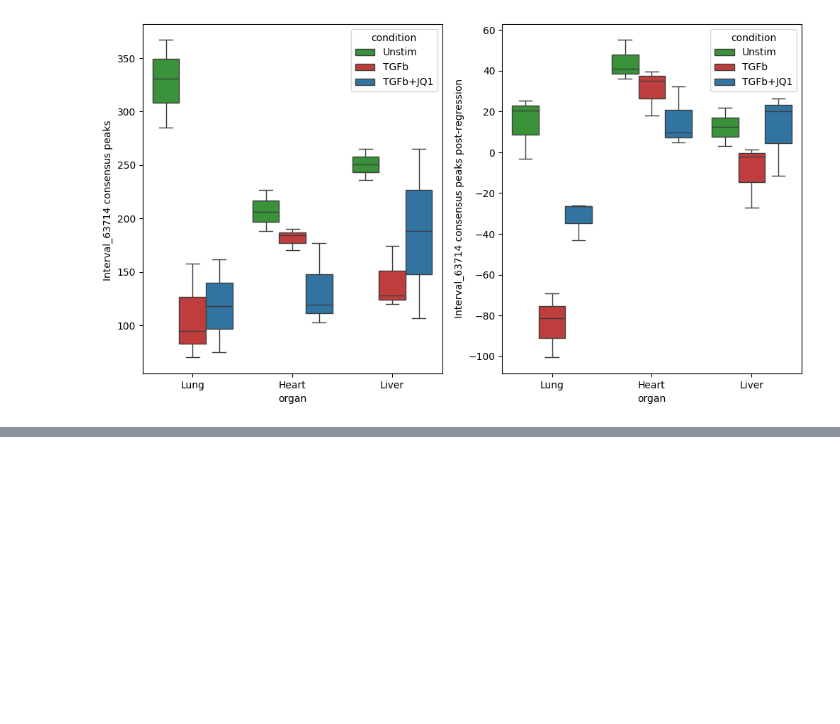
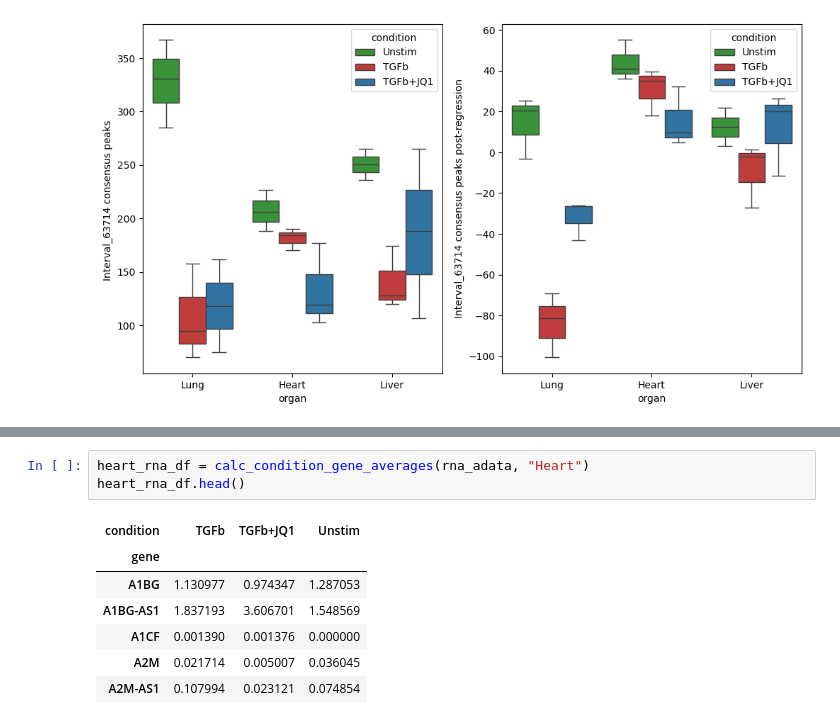
Before and after one commit to pawelab/OrganConditionalFibrosis, a Jupyter notebook: find_genes_peaks.ipynb, the cells around one changed output, grey strips where cells are left out. Drawn from its saved outputs; the diff is of its cells as text; blank space fills up the shorter version.

```diff
--- a/find_genes_peaks.ipynb
+++ b/find_genes_peaks.ipynb
@@ -133,0 +177,11 @@ plt.show()
+# %%
+heart_rna_df = calc_condition_gene_averages(rna_adata, "Heart")
+heart_rna_df.head()
+# %% [output]
+| condition | TGFb | TGFb+JQ1 | Unstim |
+| gene |  |  |  |
+| A1BG | 1.130977 | 0.974347 | 1.287053 |
+| A1BG-AS1 | 1.837193 | 3.606701 | 1.548569 |
+| A1CF | 0.001390 | 0.001376 | 0.000000 |
+| A2M | 0.021714 | 0.005007 | 0.036045 |
+| A2M-AS1 | 0.107994 | 0.023121 | 0.074854 |
```
Also changed, not shown: parts of 27 cells of this notebook.
